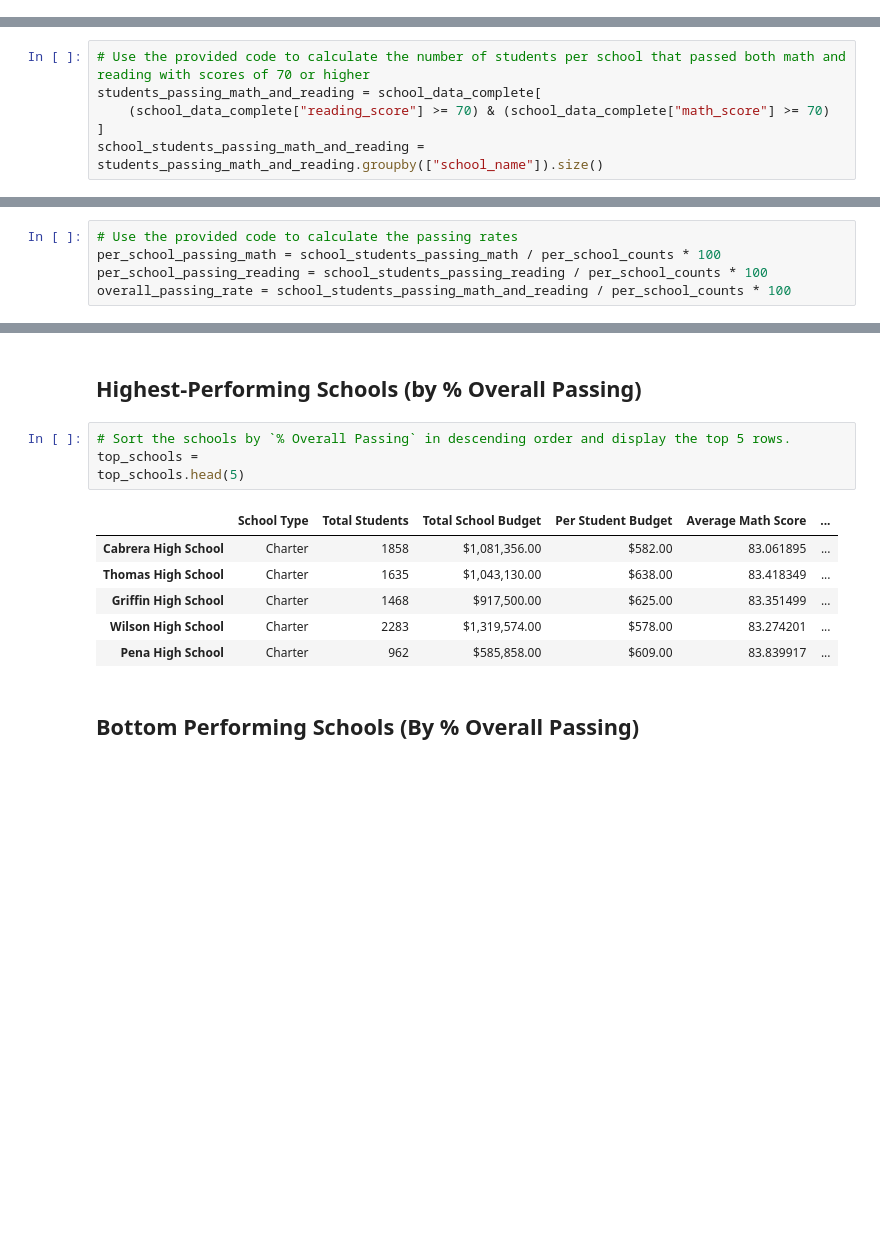
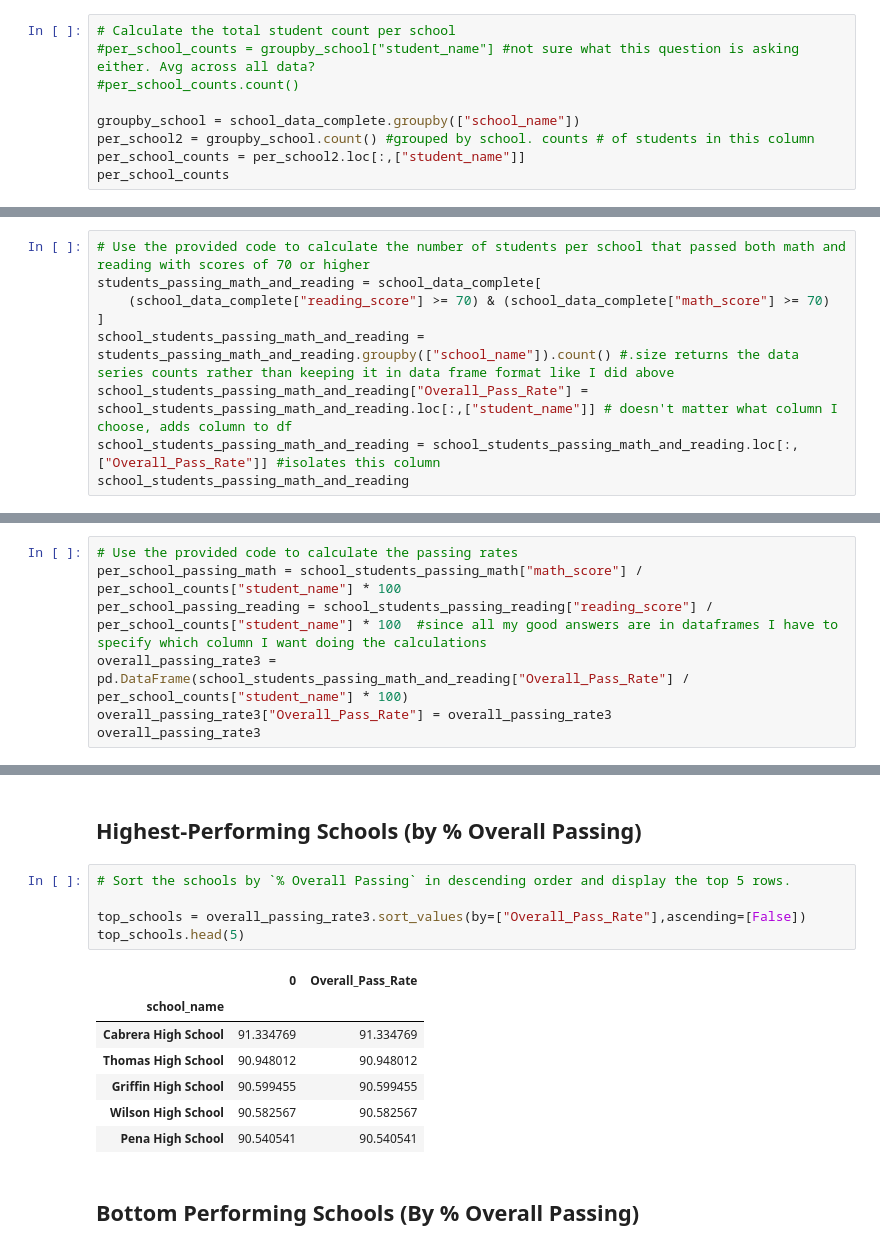
Before and after one commit to Mark90098/pandas.challenge, a Jupyter notebook: PyCitySchools/Starter_Code/PyCitySchools/PyCitySchools_starter.ipynb, the cells around one changed output, grey strips where cells are left out. Drawn from its saved outputs; the diff is of its cells as text; blank space fills up the shorter version.

```diff
--- a/PyCitySchools/Starter_Code/PyCitySchools/PyCitySchools_starter.ipynb
+++ b/PyCitySchools/Starter_Code/PyCitySchools/PyCitySchools_starter.ipynb
@@ -168,0 +179,9 @@ per_school_reading =
+# %%
+# Calculate the total student count per school
+#per_school_counts = groupby_school["student_name"] #not sure what this question is asking either. Avg across all data?
+#per_school_counts.count()
+
+groupby_school = school_data_complete.groupby(["school_name"])
+per_school2 = groupby_school.count() #grouped by school. counts # of students in this column
+per_school_counts = per_school2.loc[:,["student_name"]]
+per_school_counts
@@ -179,4 +326,7 @@ school_students_passing_reading =
 students_passing_math_and_reading = school_data_complete[
     (school_data_complete["reading_score"] >= 70) & (school_data_complete["math_score"] >= 70)
 ]
-school_students_passing_math_and_reading = students_passing_math_and_reading.groupby(["school_name"]).size()
+school_students_passing_math_and_reading = students_passing_math_and_reading.groupby(["school_name"]).count() #.size returns the data series counts rather than keeping it in data frame format like I did above
+school_students_passing_math_and_reading["Overall_Pass_Rate"] = school_students_passing_math_and_reading.loc[:,["student_name"]] # doesn't matter what column I choose, adds column to df
+school_students_passing_math_and_reading = school_students_passing_math_and_reading.loc[:,["Overall_Pass_Rate"]] #isolates this column
+school_students_passing_math_and_reading
@@ -183,5 +351,7 @@ school_students_passing_math_and_reading = students_passing_math_and_reading.gro
 # %%
 # Use the provided code to calculate the passing rates
-per_school_passing_math = school_students_passing_math / per_school_counts * 100
-per_school_passing_reading = school_students_passing_reading / per_school_counts * 100
-overall_passing_rate = school_students_passing_math_and_reading / per_school_counts * 100
+per_school_passing_math = school_students_passing_math["math_score"] / per_school_counts["student_name"] * 100
+per_school_passing_reading = school_students_passing_reading["reading_score"] / per_school_counts["student_name"] * 100  #since all my good answers are in dataframes I have to specify which column I want doing the calculations
+overall_passing_rate3 = pd.DataFrame(school_students_passing_math_and_reading["Overall_Pass_Rate"] / per_school_counts["student_name"] * 100)
+overall_passing_rate3["Overall_Pass_Rate"] = overall_passing_rate3
+overall_passing_rate3
@@ -216,15 +412,17 @@ per_school_summary
 ## Highest-Performing Schools (by % Overall Passing)
 # %%
 # Sort the schools by `% Overall Passing` in descending order and display the top 5 rows.
-top_schools =
+
+top_schools = overall_passing_rate3.sort_values(by=["Overall_Pass_Rate"],ascending=[False])
 top_schools.head(5)
 # %% [output]
-|  | School Type | Total Students | Total School Budget | Per Student Budget | Average Math Score | ... |
-| Cabrera High School | Charter | 1858 | $1,081,356.00 | $582.00 | 83.061895 | ... |
-| Thomas High School | Charter | 1635 | $1,043,130.00 | $638.00 | 83.418349 | ... |
-| Griffin High School | Charter | 1468 | $917,500.00 | $625.00 | 83.351499 | ... |
-| Wilson High School | Charter | 2283 | $1,319,574.00 | $578.00 | 83.274201 | ... |
-| Pena High School | Charter | 962 | $585,858.00 | $609.00 | 83.839917 | ... |
+|  | 0 | Overall_Pass_Rate |
+| school_name |  |  |
+| Cabrera High School | 91.334769 | 91.334769 |
+| Thomas High School | 90.948012 | 90.948012 |
+| Griffin High School | 90.599455 | 90.599455 |
+| Wilson High School | 90.582567 | 90.582567 |
+| Pena High School | 90.540541 | 90.540541 |
 # %% [markdown]
 ## Bottom Performing Schools (By % Overall Passing)
 # %%
```
Also changed, not shown: parts of 31 cells of this notebook, 1 other file.
